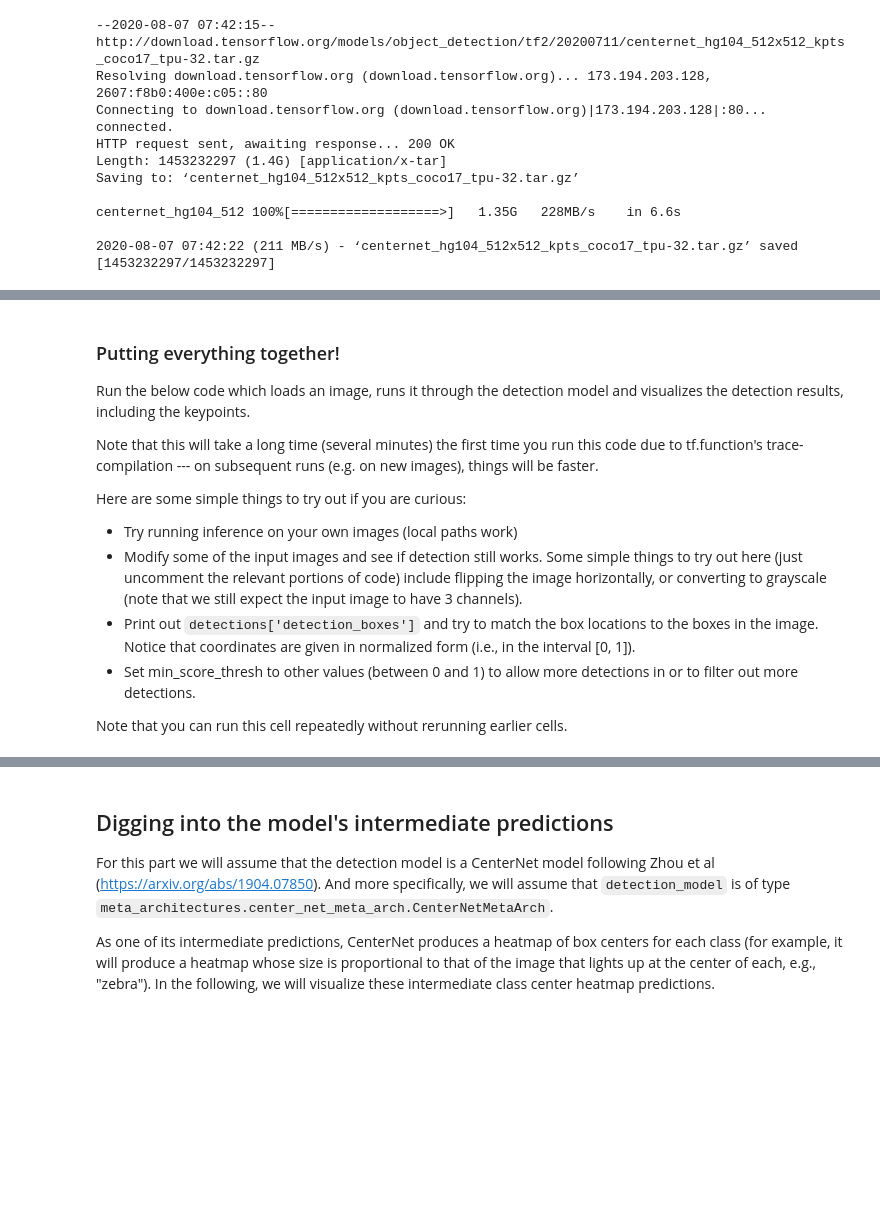
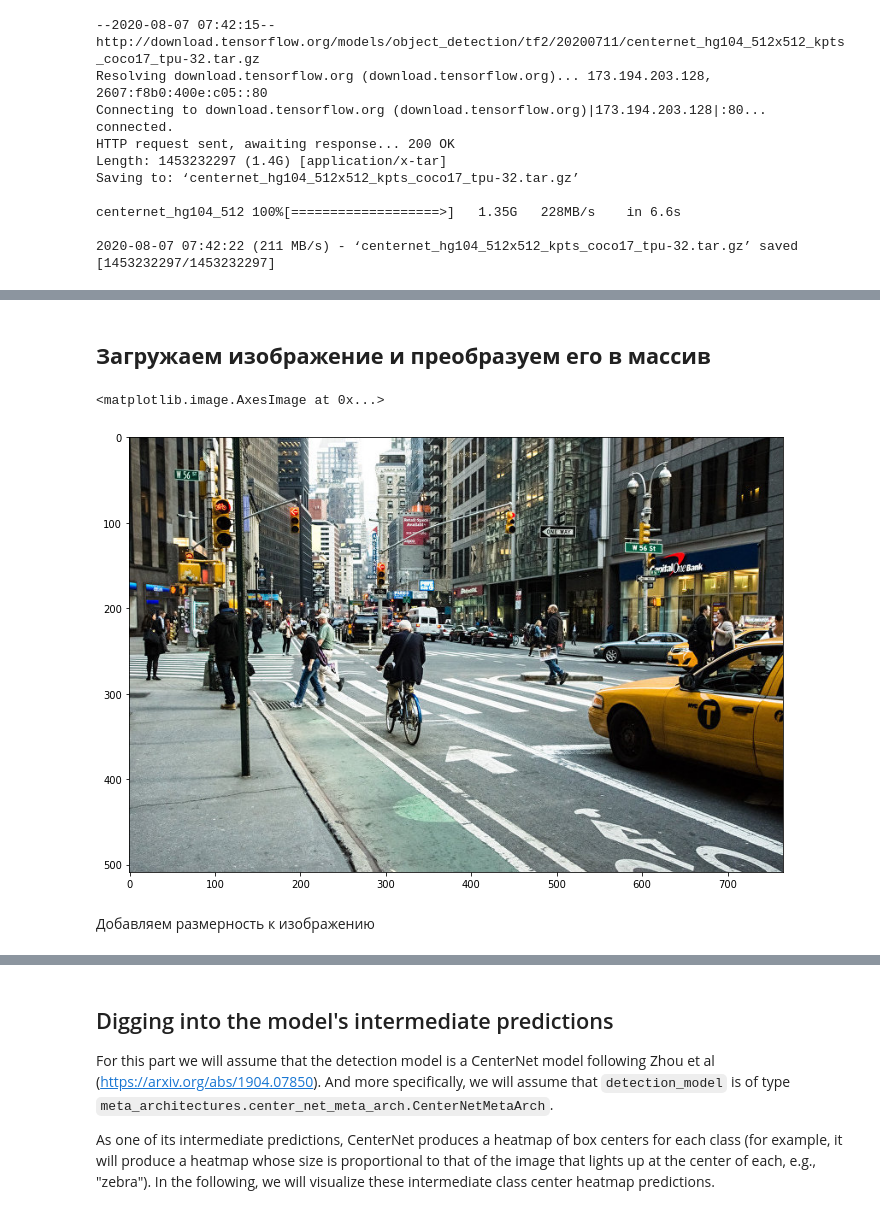
Before and after one commit to vasiliyeskin/MachineLearningExperiences, a Jupyter notebook: computer_vision/object_detection/inference_tf2_colab.ipynb, the cells around one changed output, grey strips where cells are left out. Saved outputs shown, nothing was run; the diff lists cells and outputs as text; code cells hidden in the pictures; blank space fills up the shorter version.

```diff
--- a/computer_vision/object_detection/inference_tf2_colab.ipynb
+++ b/computer_vision/object_detection/inference_tf2_colab.ipynb
@@ -191,17 +194,3 @@ categories = label_map_util.convert_label_map_to_categories(
     use_display_name=True)
 category_index = label_map_util.create_category_index(categories)
 label_map_dict = label_map_util.get_label_map_dict(label_map, use_display_name=True)
-# %% [markdown]
-### Putting everything together!
-
-Run the below code which loads an image, runs it through the detection model and visualizes the detection results, including the keypoints.
-
-Note that this will take a long time (several minutes) the first time you run this code due to tf.function's trace-compilation --- on subsequent runs (e.g. on new images), things will be faster.
-
-Here are some simple things to try out if you are curious:
-* Try running inference on your own images (local paths work)
-* Modify some of the input images and see if detection still works.  Some simple things to try out here (just uncomment the relevant portions of code) include flipping the image horizontally, or converting to grayscale (note that we still expect the input image to have 3 channels).
-* Print out `detections['detection_boxes']` and try to match the box locations to the boxes in the image.  Notice that coordinates are given in normalized form (i.e., in the interval [0, 1]).
-* Set min_score_thresh to other values (between 0 and 1) to allow more detections in or to filter out more detections.
-
-Note that you can run this cell repeatedly without rerunning earlier cells.
@@ -207,0 +199,2 @@ Note that you can run this cell repeatedly without rerunning earlier cells.
+# %% [markdown]
+## **Загружаем изображение и преобразуем его в массив**
@@ -207,0 +203,13 @@ Note that you can run this cell repeatedly without rerunning earlier cells.
+# %%
+image_file_name = 'ny.jpg'
+image = Image.open(image_file_name)
+(im_width, im_height) = image.size
+image_np = np.array(image.getdata()).reshape((im_height, im_width, 3)).astype(np.uint8)
+plt.figure(figsize=(12, 8))
+plt.imshow(image_np)
+# %% [output]
+<matplotlib.image.AxesImage at 0x...>
+[figure, added]
+# %% [markdown]
+
+Добавляем размерность к изображению
```
Also changed, not shown: parts of 6 cells of this notebook.
